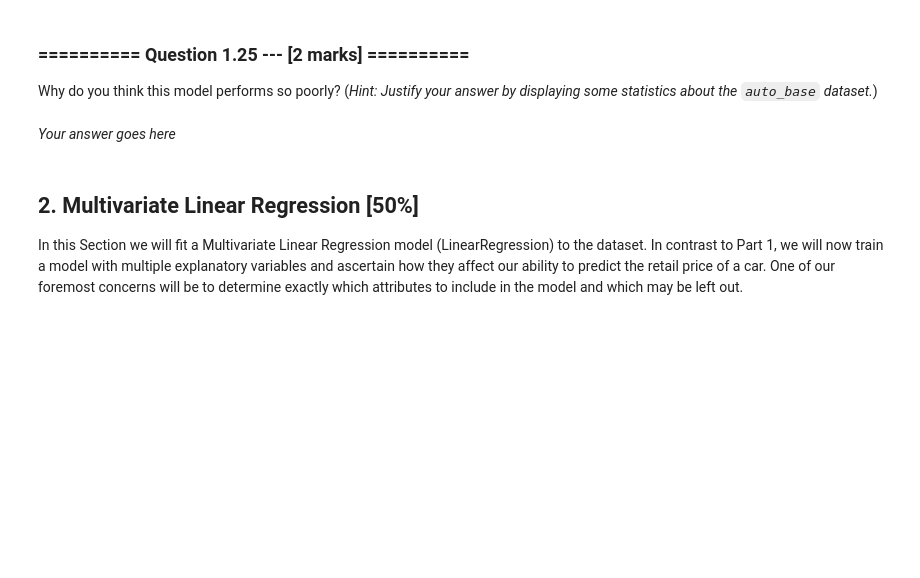
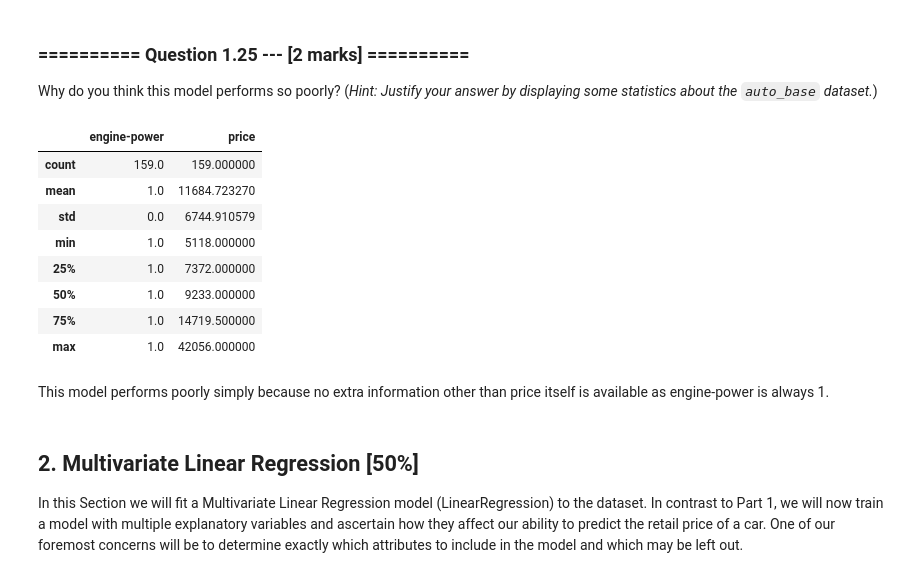
Before and after one commit to anirudhgangwal/IAML, a Jupyter notebook: 05_Assignment_2.ipynb, the cells around one changed output. Saved outputs shown, nothing was run; the diff lists cells and outputs as text; code cells hidden in the pictures; blank space fills up the shorter version.

```diff
--- a/05_Assignment_2.ipynb
+++ b/05_Assignment_2.ipynb
@@ -358,5 +390,17 @@ Why do you think this model performs so poorly? (*Hint: Justify your answer by d
-# %% [markdown]
-*Your answer goes here*
+# %%
+auto_base.describe()
+# %% [output]
+|  | engine-power | price |
+| count | 159.0 | 159.000000 |
+| mean | 1.0 | 11684.723270 |
+| std | 0.0 | 6744.910579 |
+| min | 1.0 | 5118.000000 |
+| 25% | 1.0 | 7372.000000 |
+| 50% | 1.0 | 9233.000000 |
+| 75% | 1.0 | 14719.500000 |
+| max | 1.0 | 42056.000000 |
+# %% [markdown]
+This model performs poorly simply because no extra information other than price itself is available as engine-power is always 1.
 # %% [markdown]
 ## 2. Multivariate Linear Regression [50%]
 In this Section we will fit a Multivariate Linear Regression model (LinearRegression) to the dataset. In contrast to Part 1, we will now train a model with multiple explanatory variables and ascertain how they affect our ability to predict the retail price of a car. One of our foremost concerns will be to determine exactly which attributes to include in the model and which may be left out.
```
Also changed, not shown: parts of 12 cells of this notebook.
